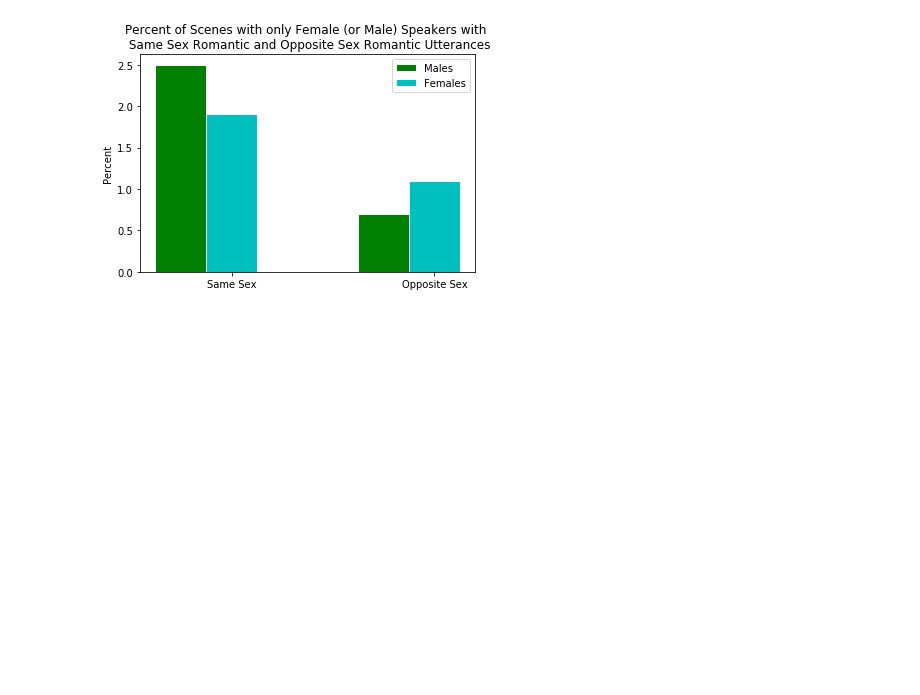
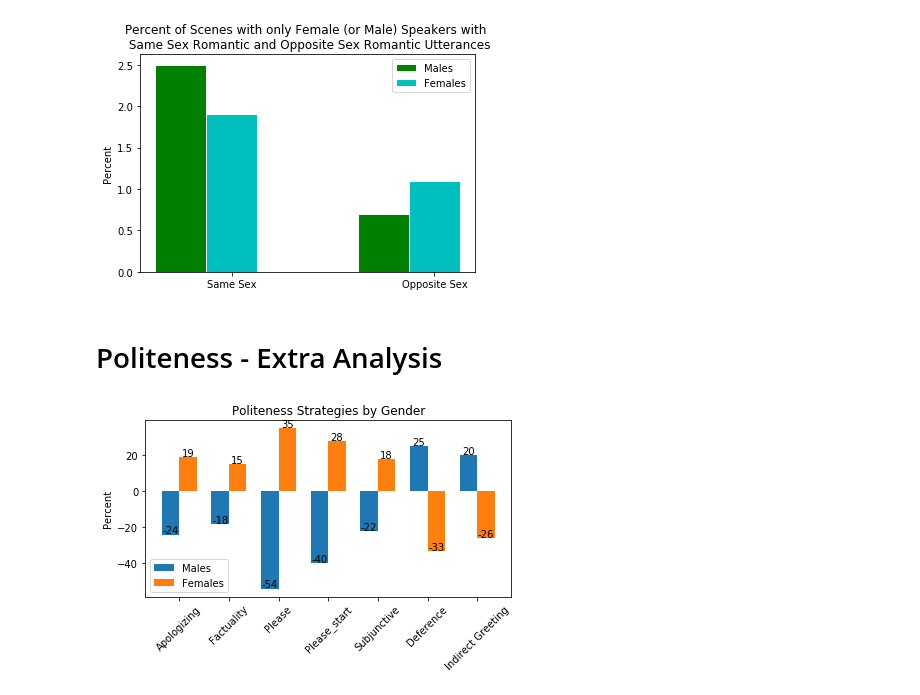
Before and after one commit to emtseng/Cornell-Conversational-Analysis-Toolkit, a Jupyter notebook: transform.ipynb, the cells around one changed output. Saved outputs shown, nothing was run; the diff lists cells and outputs as text; code cells hidden in the pictures; blank space fills up the shorter version.

```diff
--- a/transform.ipynb
+++ b/transform.ipynb
@@ -406,3 +406,43 @@ plt.legend()
 plt.show()
 # %% [output]
 [figure]
+# %% [markdown]
+# Politeness - Extra Analysis
+# %%
+#Politeness
+labels=['Apologizing', 'Factuality', 'Please', 'Please_start', "Subjunctive", 'Deference', 'Indirect Greeting']
+female_data=[19, 15, 35, 28, 18, -33, -26]
+male_data=[-24, -18, -54, -40, -22, 25, 20]
+
+x = np.arange(len(labels))  # the label locations
+width=0.35
+
+fig, ax = plt.subplots()
+rects1 = ax.bar(x - width/2, male_data, width, label='Males')
+rects2 = ax.bar(x + width/2, female_data, width, label='Females')
+
+# Add some text for labels, title and custom x-axis tick labels, etc.
+ax.set_ylabel('Percent')
+ax.set_title('Politeness Strategies by Gender')
+ax.set_xticks(x)
+ax.set_xticklabels(labels,  rotation=45)
+ax.legend()
+
+def autolabel(rects):
+    """Attach a text label above each bar in *rects*, displaying its height."""
+    for rect in rects:
+        height = rect.get_height()
+        ax.annotate('{}'.format(height),
+                    xy=(rect.get_x() + rect.get_width() / 2, height),
+                    xytext=(0, -1),  # 3 points vertical offset
+                    textcoords="offset points",
+                    ha='center', va='bottom')
+
+autolabel(rects1)
+autolabel(rects2)
+
+fig.tight_layout()
+
+plt.show()
+# %% [output]
+[figure, added]
```
